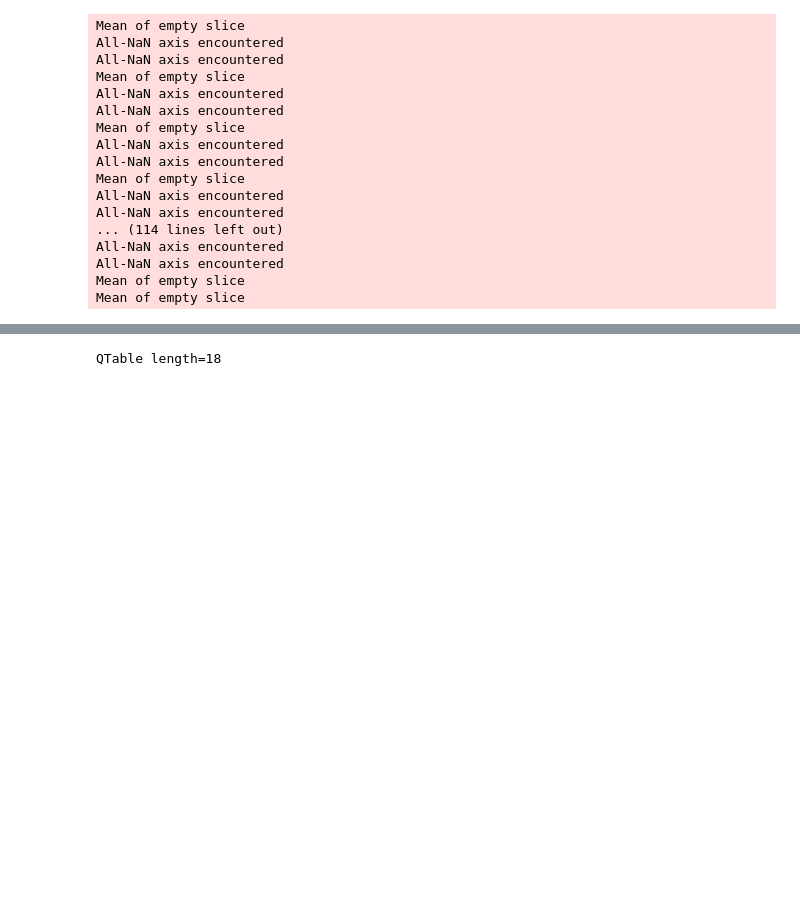
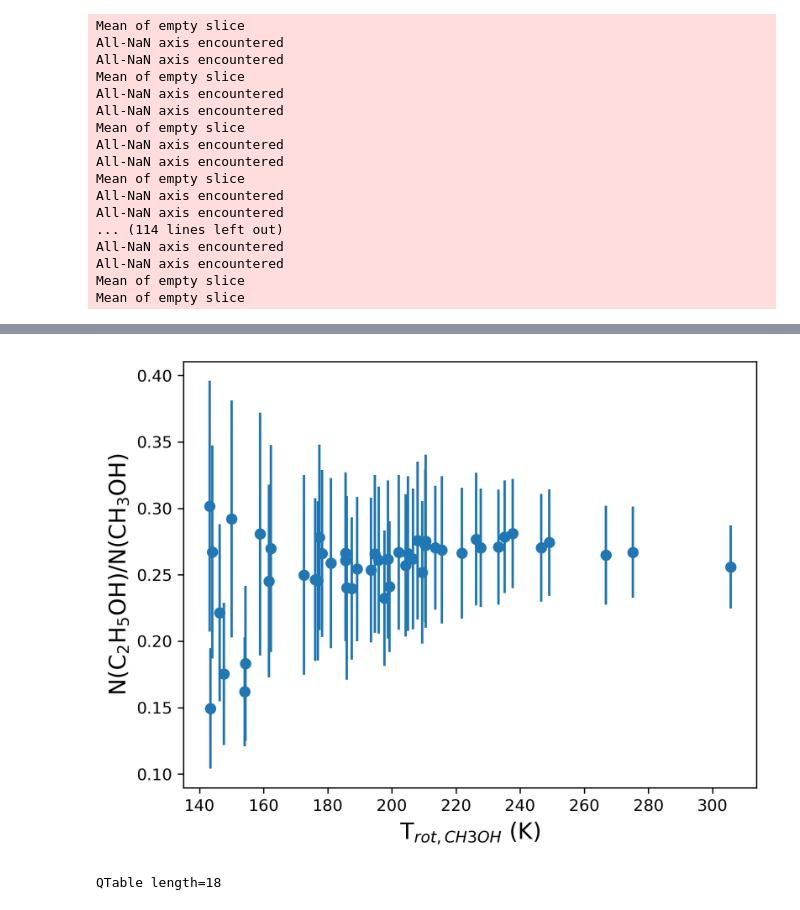
Before and after one commit to djeff1887/SgrB2DS_COMWorkspace, a Jupyter notebook: scripts/average_abundanceratio_vs_temperature_distributions.ipynb, the cells around one changed output, grey strips where cells are left out. Saved outputs shown, nothing was run; the diff lists cells and outputs as text; code cells hidden in the pictures; blank space fills up the shorter version.

```diff
--- a/scripts/average_abundanceratio_vs_temperature_distributions.ipynb
+++ b/scripts/average_abundanceratio_vs_temperature_distributions.ipynb
@@ -206,3 +234,25 @@ plt.show()
+# %%
+usable_distances=np.intersect1d(np.array(radial_average_ratio['Distance'].data), np.array(radial_average_ch3oh_trots['Distance'].data),
+                                               return_indices=True)
+usable_ratios=radial_average_ratio[usable_distances[1]]
+
+usable_ch3oh_trots=radial_average_ch3oh_trots[usable_distances[2]]
+
+compositetable2=hstack([usable_ratios,usable_ch3oh_trots])
+compositetable2.write(f'../tables/thesis_ethanolmethanol_results/{source}/ratio_vs_trot-ch3oh.fits',overwrite=True)
+
+plt.figure()
+plt.errorbar(usable_ch3oh_trots['Trot'],usable_ratios['Ethanol_Methanol_Ratio'],yerr=usable_ratios['Error_Ethanol_Methanol_Ratio'],fmt='o')
+plt.ylabel(r'N(C$_2$H$_5$OH)/N(CH$_3$OH)',fontsize=14)
+plt.xlabel('T$_{rot,CH3OH}$ (K)',fontsize=14)
+
+savefigpath=f'../plots/AbundanceRatiovsTemperature/{source}/abundanceratio_vs_ch3ohtemperature.png'
+if not os.path.exists(f'../plots/AbundanceRatiovsTemperature/{source}/'):
+    os.makedirs(f'../plots/AbundanceRatiovsTemperature/{source}/')
+plt.savefig(savefigpath)
+plt.show()
+# %% [output]
+[figure, added]
 # %%
 usable_ratios
 # %% [output]
```
Also changed, not shown: parts of 5 cells of this notebook, 5 other files.
